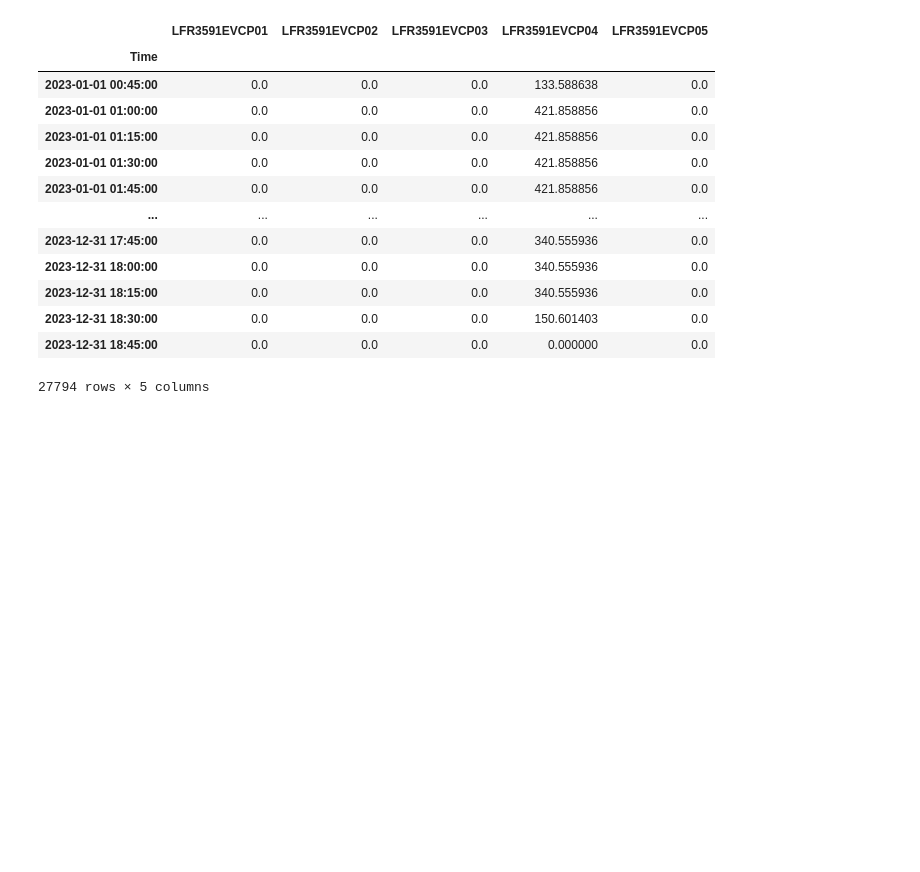
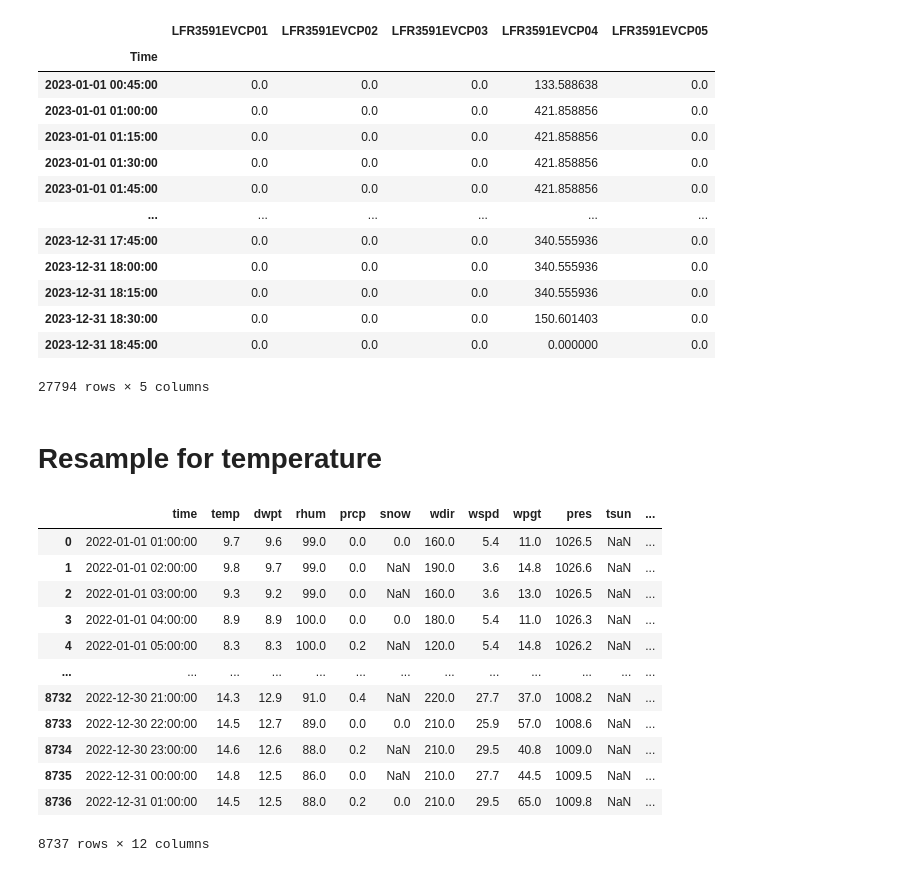
Before and after one commit to SpongeStark/Pre-PhD, a Jupyter notebook: demo/read_data.ipynb, the cells around one changed output. Cells and saved outputs as stored; diff of their text form; code cells hidden in the pictures; blank space fills up the shorter version.

Commit message:
read temperature data

```diff
--- a/demo/read_data.ipynb
+++ b/demo/read_data.ipynb
@@ -275,3 +277,26 @@ result.reset_index("Time")
 | 2023-12-31 18:30:00 | 0.0 | 0.0 | 0.0 | 150.601403 | 0.0 |
 | 2023-12-31 18:45:00 | 0.0 | 0.0 | 0.0 | 0.000000 | 0.0 |
 27794 rows × 5 columns
+# %% [markdown]
+# Resample for temperature
+# %%
+import pandas as pd
+
+df_temperature = pd.read_csv(root_proj / "DATA_SYSTEM_LIDL/Temperature/orly_2022_hourly_weather.csv")
+df_temperature['time'] = pd.to_datetime(df_temperature['time'], utc=True).dt.tz_convert("Europe/Paris").dt.tz_localize(None)
+df_temperature = df_temperature[df_temperature['time'] <= "2022-12-31 01:00:00"]
+df_temperature
+# %% [output]
+|  | time | temp | dwpt | rhum | prcp | snow | wdir | wspd | wpgt | pres | tsun | ... |
+| 0 | 2022-01-01 01:00:00 | 9.7 | 9.6 | 99.0 | 0.0 | 0.0 | 160.0 | 5.4 | 11.0 | 1026.5 | NaN | ... |
+| 1 | 2022-01-01 02:00:00 | 9.8 | 9.7 | 99.0 | 0.0 | NaN | 190.0 | 3.6 | 14.8 | 1026.6 | NaN | ... |
+| 2 | 2022-01-01 03:00:00 | 9.3 | 9.2 | 99.0 | 0.0 | NaN | 160.0 | 3.6 | 13.0 | 1026.5 | NaN | ... |
+| 3 | 2022-01-01 04:00:00 | 8.9 | 8.9 | 100.0 | 0.0 | 0.0 | 180.0 | 5.4 | 11.0 | 1026.3 | NaN | ... |
+| 4 | 2022-01-01 05:00:00 | 8.3 | 8.3 | 100.0 | 0.2 | NaN | 120.0 | 5.4 | 14.8 | 1026.2 | NaN | ... |
+| ... | ... | ... | ... | ... | ... | ... | ... | ... | ... | ... | ... | ... |
+| 8732 | 2022-12-30 21:00:00 | 14.3 | 12.9 | 91.0 | 0.4 | NaN | 220.0 | 27.7 | 37.0 | 1008.2 | NaN | ... |
+| 8733 | 2022-12-30 22:00:00 | 14.5 | 12.7 | 89.0 | 0.0 | 0.0 | 210.0 | 25.9 | 57.0 | 1008.6 | NaN | ... |
+| 8734 | 2022-12-30 23:00:00 | 14.6 | 12.6 | 88.0 | 0.2 | NaN | 210.0 | 29.5 | 40.8 | 1009.0 | NaN | ... |
+| 8735 | 2022-12-31 00:00:00 | 14.8 | 12.5 | 86.0 | 0.0 | NaN | 210.0 | 27.7 | 44.5 | 1009.5 | NaN | ... |
+| 8736 | 2022-12-31 01:00:00 | 14.5 | 12.5 | 88.0 | 0.2 | 0.0 | 210.0 | 29.5 | 65.0 | 1009.8 | NaN | ... |
+8737 rows × 12 columns
```
Also changed, not shown: parts of 6 cells of this notebook.
